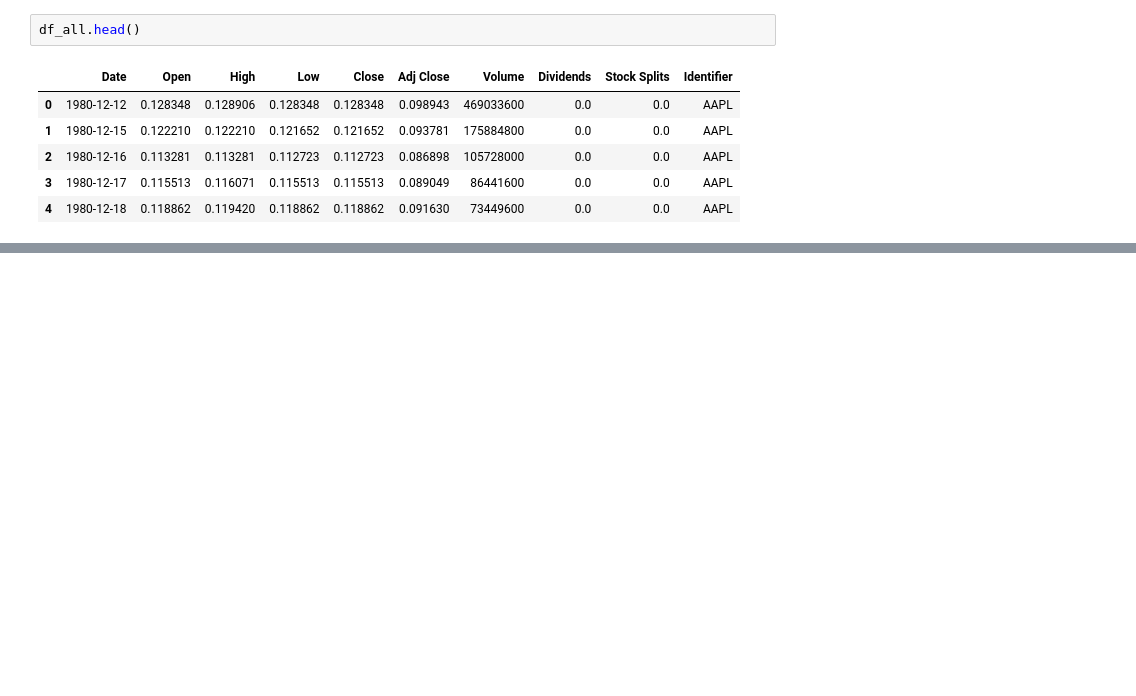
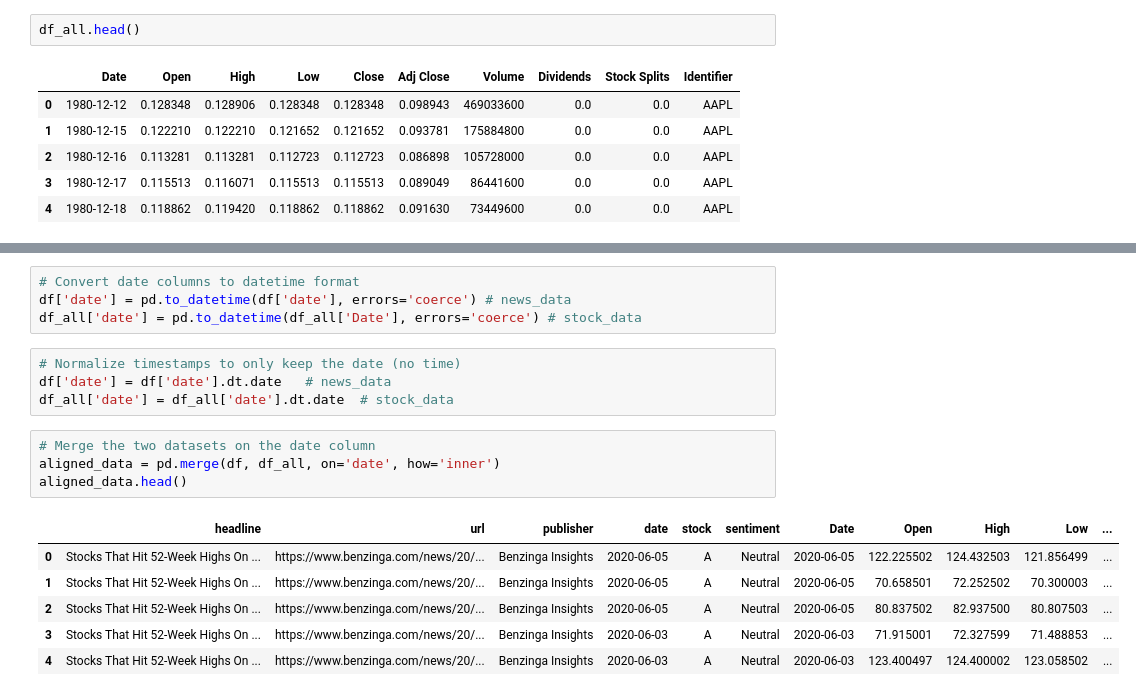
Before and after one commit to mubarek4566/Financial-News-and-Stock-Price-Analysis, a Jupyter notebook: notebooks/StockPrice_main.ipynb, the cells around one changed output, grey strips where cells are left out. Saved outputs shown, nothing was run; the diff lists cells and outputs as text; blank space fills up the shorter version.

```diff
--- a/notebooks/StockPrice_main.ipynb
+++ b/notebooks/StockPrice_main.ipynb
@@ -285,0 +313,19 @@ news_df[['date', 'aligned_date', 'headline']].head()
+# %%
+# Convert date columns to datetime format
+df['date'] = pd.to_datetime(df['date'], errors='coerce') # news_data
+df_all['date'] = pd.to_datetime(df_all['Date'], errors='coerce') # stock_data
+# %%
+# Normalize timestamps to only keep the date (no time)
+df['date'] = df['date'].dt.date   # news_data
+df_all['date'] = df_all['date'].dt.date  # stock_data
+# %%
+# Merge the two datasets on the date column
+aligned_data = pd.merge(df, df_all, on='date', how='inner')
+aligned_data.head()
+# %% [output]
+|  | headline | url | publisher | date | stock | sentiment | Date | Open | High | Low | ... |
+| 0 | Stocks That Hit 52-Week Highs On ... | https://www.benzinga.com/news/20/... | Benzinga Insights | 2020-06-05 | A | Neutral | 2020-06-05 | 122.225502 | 124.432503 | 121.856499 | ... |
+| 1 | Stocks That Hit 52-Week Highs On ... | https://www.benzinga.com/news/20/... | Benzinga Insights | 2020-06-05 | A | Neutral | 2020-06-05 | 70.658501 | 72.252502 | 70.300003 | ... |
+| 2 | Stocks That Hit 52-Week Highs On ... | https://www.benzinga.com/news/20/... | Benzinga Insights | 2020-06-05 | A | Neutral | 2020-06-05 | 80.837502 | 82.937500 | 80.807503 | ... |
+| 3 | Stocks That Hit 52-Week Highs On ... | https://www.benzinga.com/news/20/... | Benzinga Insights | 2020-06-03 | A | Neutral | 2020-06-03 | 71.915001 | 72.327599 | 71.488853 | ... |
+| 4 | Stocks That Hit 52-Week Highs On ... | https://www.benzinga.com/news/20/... | Benzinga Insights | 2020-06-03 | A | Neutral | 2020-06-03 | 123.400497 | 124.400002 | 123.058502 | ... |
```
Also changed, not shown: parts of 23 cells of this notebook, 1 other file.
